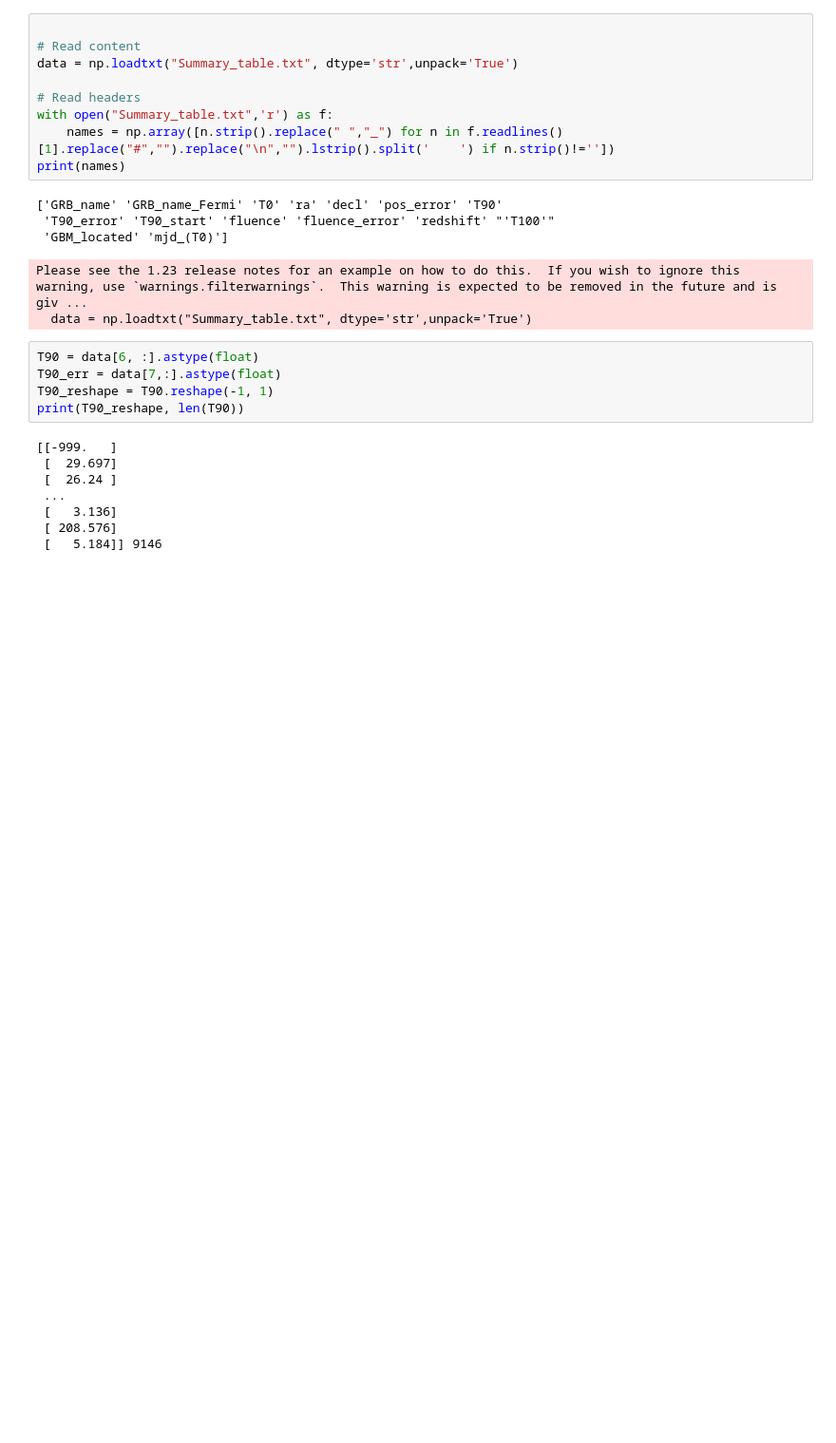
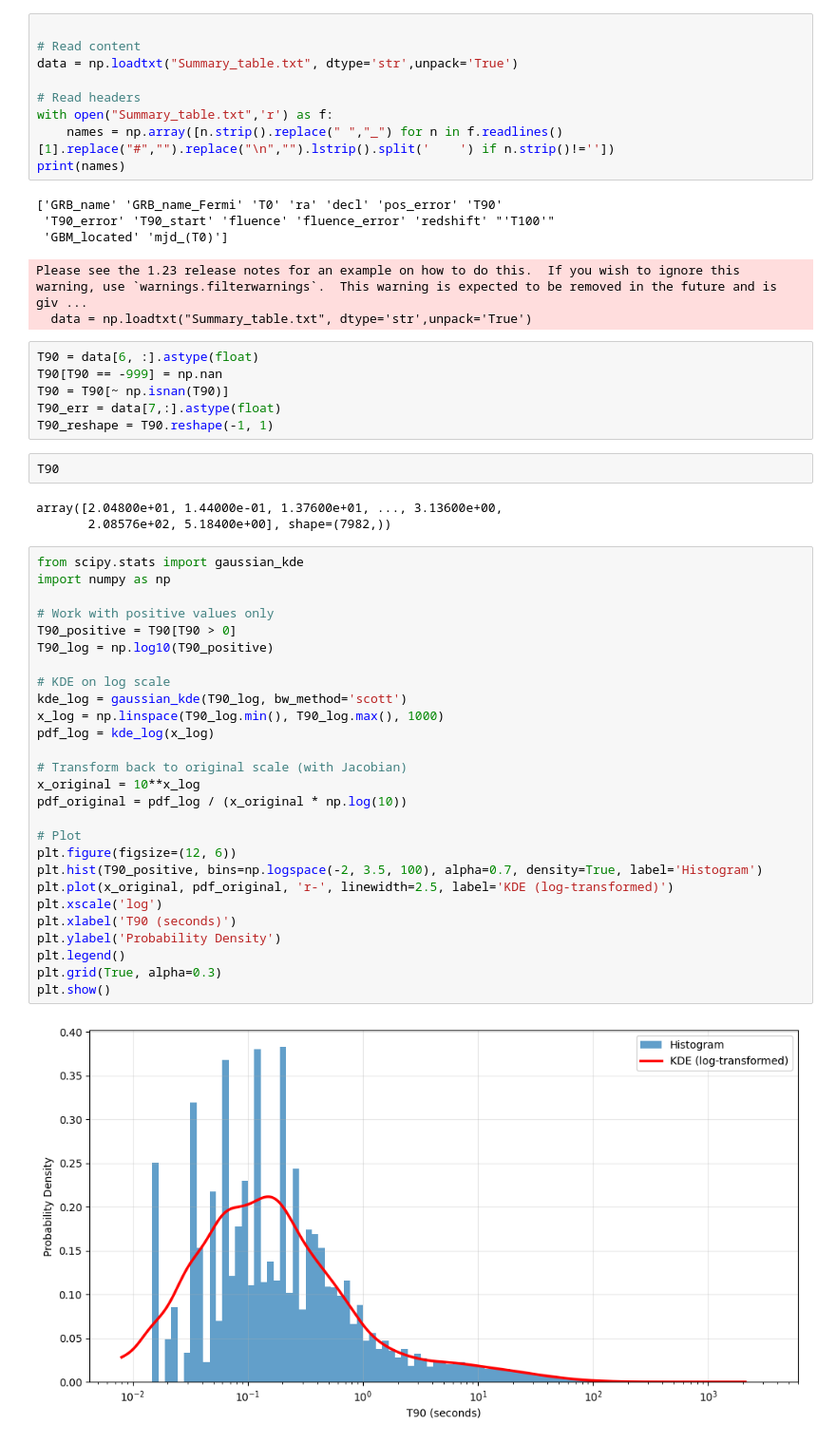
Before and after one commit to Matti-z/astrostatistics_bicocca_2026, a Jupyter notebook: working/fourteen.ipynb, the cells around one changed output. Shown at 95% size. Saved outputs shown, nothing was run; the diff lists cells and outputs as text; blank space fills up the shorter version.

```diff
--- a/working/fourteen.ipynb
+++ b/working/fourteen.ipynb
@@ -46,17 +46,44 @@ Please see the 1.23 release notes for an example on how to do this.  If you wish
   data = np.loadtxt("Summary_table.txt", dtype='str',unpack='True')
 # %%
 T90 = data[6, :].astype(float)
+T90[T90 == -999] = np.nan
+T90 = T90[~ np.isnan(T90)]
 T90_err = data[7,:].astype(float)
 T90_reshape = T90.reshape(-1, 1)
-print(T90_reshape, len(T90))
-# %% [output]
-[[-999.   ]
- [  29.697]
- [  26.24 ]
- ...
- [   3.136]
- [ 208.576]
- [   5.184]] 9146
+# %%
+T90
+# %% [output]
+array([2.04800e+01, 1.44000e-01, 1.37600e+01, ..., 3.13600e+00,
+       2.08576e+02, 5.18400e+00], shape=(7982,))
+# %%
+from scipy.stats import gaussian_kde
+import numpy as np
+
+# Work with positive values only
+T90_positive = T90[T90 > 0]
+T90_log = np.log10(T90_positive)
+
+# KDE on log scale
+kde_log = gaussian_kde(T90_log, bw_method='scott')
+x_log = np.linspace(T90_log.min(), T90_log.max(), 1000)
+pdf_log = kde_log(x_log)
+
+# Transform back to original scale (with Jacobian)
+x_original = 10**x_log
+pdf_original = pdf_log / (x_original * np.log(10))
+
+# Plot
+plt.figure(figsize=(12, 6))
+plt.hist(T90_positive, bins=np.logspace(-2, 3.5, 100), alpha=0.7, density=True, label='Histogram')
+plt.plot(x_original, pdf_original, 'r-', linewidth=2.5, label='KDE (log-transformed)')
+plt.xscale('log')
+plt.xlabel('T90 (seconds)')
+plt.ylabel('Probability Density')
+plt.legend()
+plt.grid(True, alpha=0.3)
+plt.show()
+# %% [output]
+[figure, added]
 # %%
 # plt.hist(data[6, :], bins = np.logspace(0, 100, 100))
 plt.hist(T90,bins= np.logspace(-2,3,40), density = True)
```
Also changed, not shown: parts of 5 cells of this notebook.
